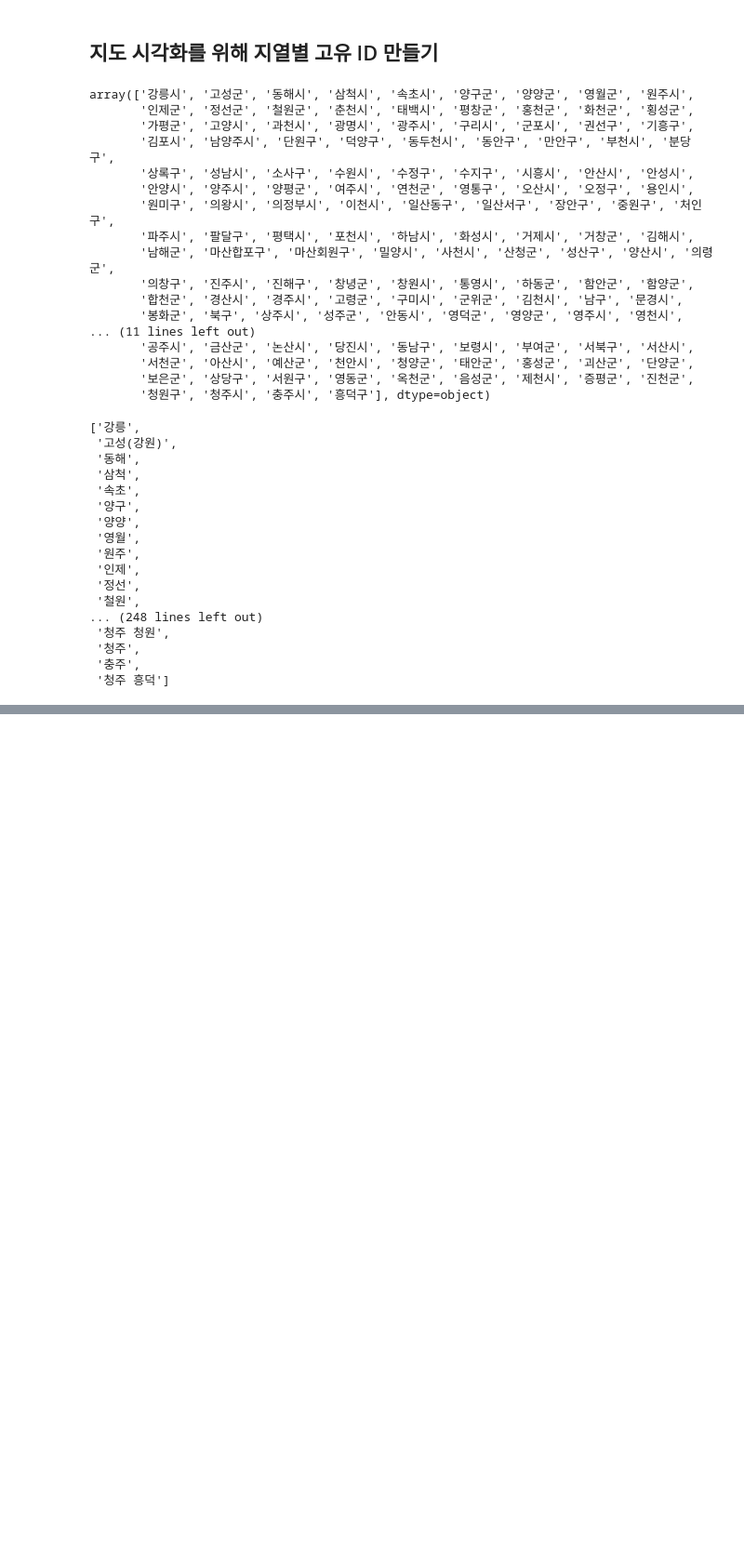
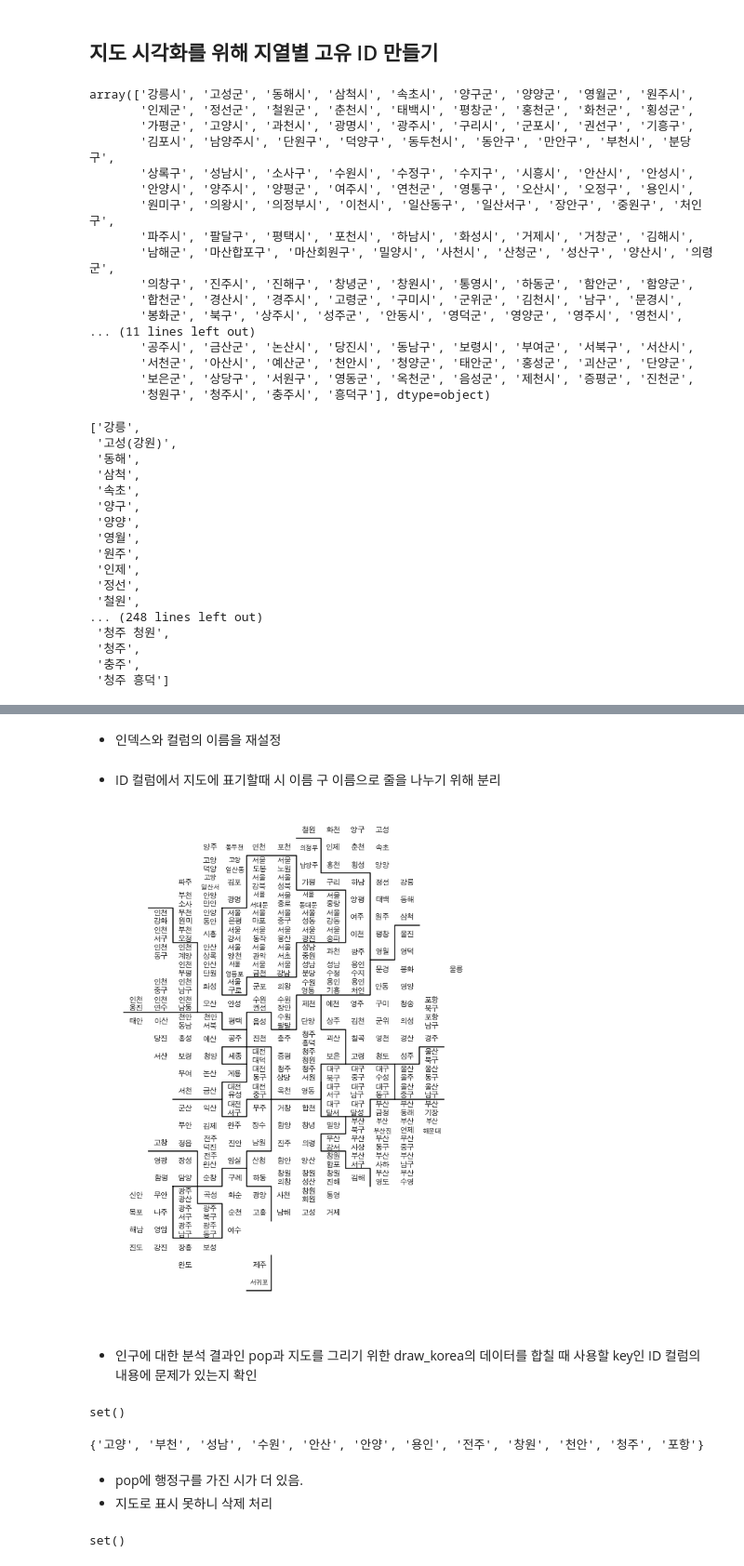
Before and after one commit to KimDoKy/DataScience, a Jupyter notebook: source_code/chap5. population using Korea Map.ipynb, the cells around one changed output, grey strips where cells are left out. Shown at 93% size. Drawn from its saved outputs; the diff is of its cells as text; code cells hidden in the pictures; blank space fills up the shorter version.

```diff
--- a/source_code/chap5. population using Korea Map.ipynb
+++ b/source_code/chap5. population using Korea Map.ipynb
@@ -354,0 +357,4 @@ pop.head()
+# %%
+draw_korea_raw = pd.read_excel('../data/05. draw_korea_raw.xlsx',
+                              encoding='EUC-KR')
+draw_korea_raw
@@ -354,0 +381,8 @@ pop.head()
+# %%
+draw_korea_raw_stacked = pd.DataFrame(draw_korea_raw.stack())
+draw_korea_raw_stacked.reset_index(inplace=True)
+draw_korea_raw_stacked.rename(columns={'level_0':'y',
+                                       'level_1':'x',
+                                        0:'ID'},
+                              inplace=True)
+draw_korea_raw_stacked
@@ -354,0 +408,6 @@ pop.head()
+# %% [markdown]
+- 인덱스와 컬럼의 이름을 재설정
+# %%
+draw_korea = draw_korea_raw_stacked
+# %% [markdown]
+- ID 컬럼에서 지도에 표기할때 시 이름 구 이름으로 줄을 나누기 위해 분리
@@ -354,0 +439,62 @@ pop.head()
+# %%
+plt.figure(figsize=(8,11))
+
+# 지역 이름 표시
+for idx, row in draw_korea.iterrows():
+
+    # 광역시는 구 이름이 겹치는 경우가 있어서 시단위 이름도 같이 표기
+    # (중구, 서구)
+    if len(row['ID'].split())==2:
+        dispname = '{}\n{}'.format(row['ID'].split()[0], row['ID'].split()[1])
+    elif row['ID'][:2]=='고성':
+        dispname = '고성'
+    else:
+        dispname = row['ID']
+
+    # 서대문구, 서귀포시 같이 이름이 3자 이상인 경우 작은 글자로 표기
+    if len(dispname.splitlines()[-1]) >= 3:
+        fontsize, linespacing = 9.5, 1.5
+    else:
+        fontsize, linespacing = 11, 1.2
+
+    plt.annotate(dispname, (row['x']+0.5, row['y']+0.5),
+                           weight='bold', fontsize=fontsize,
+                           ha='center', va='center',
+                           linespacing=linespacing)
+
+# 시도 경계 그리기
+for path in BORDER_LINES:
+    ys, xs = zip(*path)
+    plt.plot(xs, ys, c='black', lw=1.5)
+
+plt.gca().invert_yaxis()
+# plt.gca().set_aspect(1)
+
+plt.axis('off')
+
+plt.tight_layout()
+plt.show()
+# %% [output]
+[figure, added]
+# %% [markdown]
+- 인구에 대한 분석 결과인 pop과 지도를 그리기 위한 draw_korea의 데이터를 합칠 때 사용할 key인 ID 컬럼의 내용에 문제가 있는지 확인
+# %%
+set(draw_korea['ID'].unique()) - set(pop['ID'].unique())
+# %% [output]
+set()
+# %%
+set(pop['ID'].unique()) - set(draw_korea['ID'].unique())
+# %% [output]
+{'고양', '부천', '성남', '수원', '안산', '안양', '용인', '전주', '창원', '천안', '청주', '포항'}
+# %% [markdown]
+- pop에 행정구를 가진 시가 더 있음.
+- 지도로 표시 못하니 삭제 처리
+# %%
+tmp_list = list(set(pop['ID'].unique()) - set(draw_korea['ID'].unique()))
+
+for tmp in tmp_list:
+    pop = pop.drop(pop[pop['ID']==tmp].index)
+
+print(set(pop['ID'].unique()) - set(draw_korea['ID'].unique()))
+# %% [output]
+set()
```
Also changed, not shown: parts of 14 cells of this notebook.
